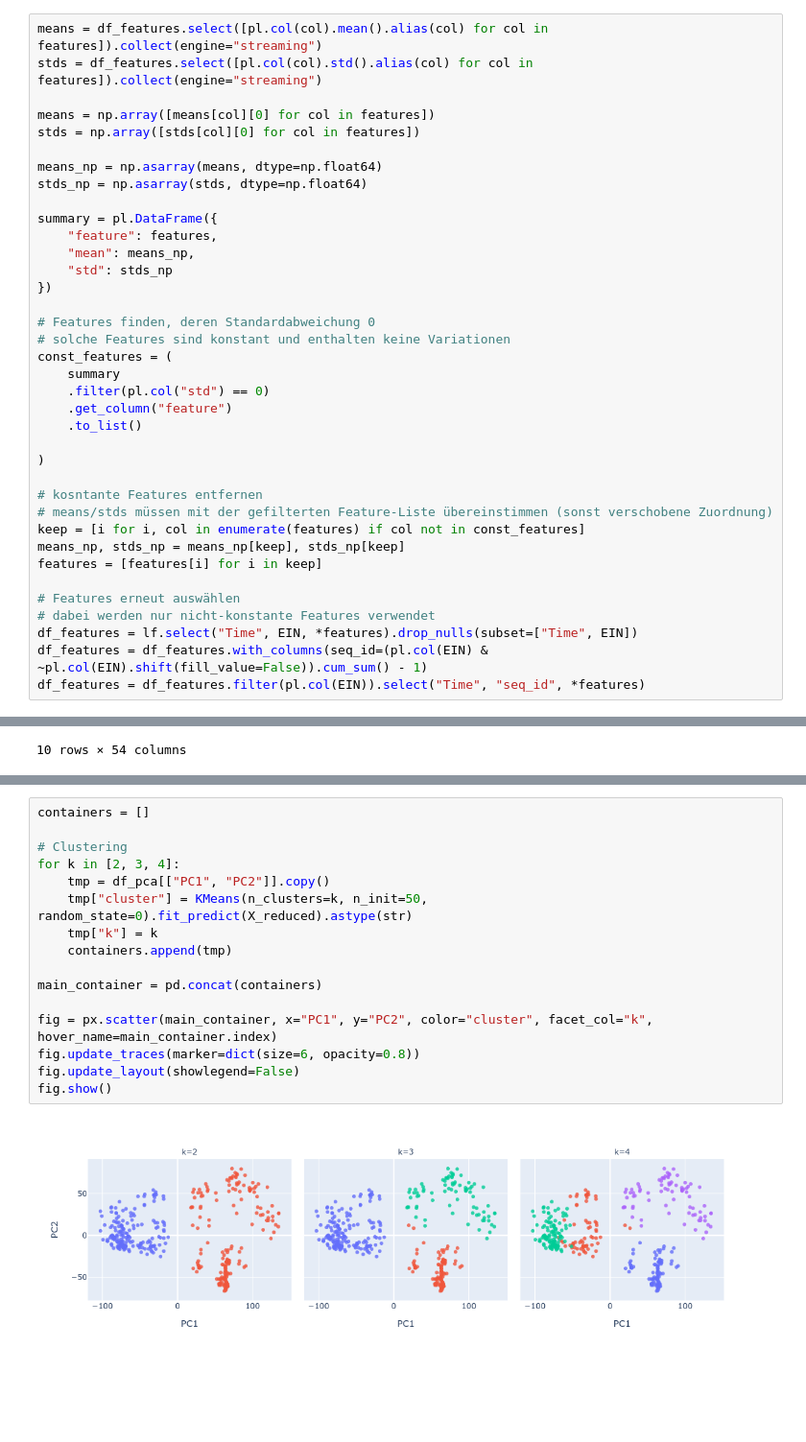
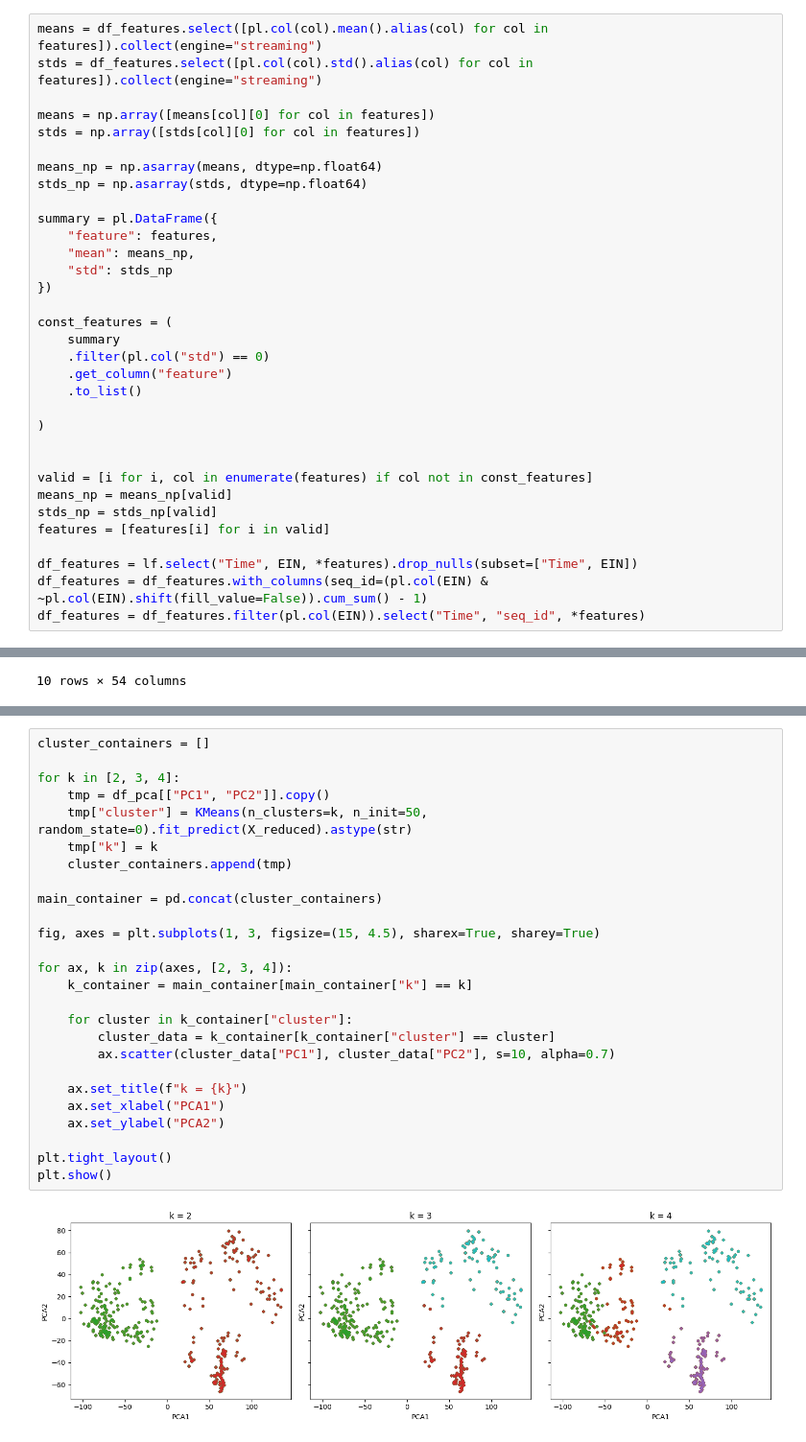
Before and after one commit to thien1ao/WeldingSequenceAnalysis, a Jupyter notebook: main.ipynb, the cells around one changed output, grey strips where cells are left out. Shown at 96% size. Saved outputs shown, nothing was run; the diff lists cells and outputs as text; blank space fills up the shorter version.

```diff
--- a/main.ipynb
+++ b/main.ipynb
@@ -84,8 +84,6 @@ summary = pl.DataFrame({
     "std": stds_np
 })
 
-# Features finden, deren Standardabweichung 0
-# solche Features sind konstant und enthalten keine Variationen
 const_features = (
     summary
     .filter(pl.col("std") == 0)
@@ -94,14 +92,12 @@ const_features = (
 
 )
 
-# kosntante Features entfernen
-# means/stds müssen mit der gefilterten Feature-Liste übereinstimmen (sonst verschobene Zuordnung)
-keep = [i for i, col in enumerate(features) if col not in const_features]
-means_np, stds_np = means_np[keep], stds_np[keep]
-features = [features[i] for i in keep]
 
-# Features erneut auswählen
-# dabei werden nur nicht-konstante Features verwendet
+valid = [i for i, col in enumerate(features) if col not in const_features]
+means_np = means_np[valid]
+stds_np = stds_np[valid]
+features = [features[i] for i in valid]
+
 df_features = lf.select("Time", EIN, *features).drop_nulls(subset=["Time", EIN])
 df_features = df_features.with_columns(seq_id=(pl.col(EIN) & ~pl.col(EIN).shift(fill_value=False)).cum_sum() - 1)
 df_features = df_features.filter(pl.col(EIN)).select("Time", "seq_id", *features)
@@ -248,18 +247,28 @@ fig.show()
 # %%
-containers = []
+cluster_containers = []
 
-# Clustering
 for k in [2, 3, 4]:
     tmp = df_pca[["PC1", "PC2"]].copy()
     tmp["cluster"] = KMeans(n_clusters=k, n_init=50, random_state=0).fit_predict(X_reduced).astype(str)
     tmp["k"] = k
-    containers.append(tmp)
+    cluster_containers.append(tmp)
 
-main_container = pd.concat(containers)
+main_container = pd.concat(cluster_containers)
 
-fig = px.scatter(main_container, x="PC1", y="PC2", color="cluster", facet_col="k", hover_name=main_container.index)
-fig.update_traces(marker=dict(size=6, opacity=0.8))
-fig.update_layout(showlegend=False)
-fig.show()
+fig, axes = plt.subplots(1, 3, figsize=(15, 4.5), sharex=True, sharey=True)
+
+for ax, k in zip(axes, [2, 3, 4]):
+    k_container = main_container[main_container["k"] == k]
+
+    for cluster in k_container["cluster"]:
+        cluster_data = k_container[k_container["cluster"] == cluster]
+        ax.scatter(cluster_data["PC1"], cluster_data["PC2"], s=10, alpha=0.7)
+
+    ax.set_title(f"k = {k}")
+    ax.set_xlabel("PCA1")
+    ax.set_ylabel("PCA2")
+
+plt.tight_layout()
+plt.show()
 # %% [output]
-[figure, old version]
+[figure, new version]
```
Also changed, not shown: parts of 24 cells of this notebook, 26 other files.
